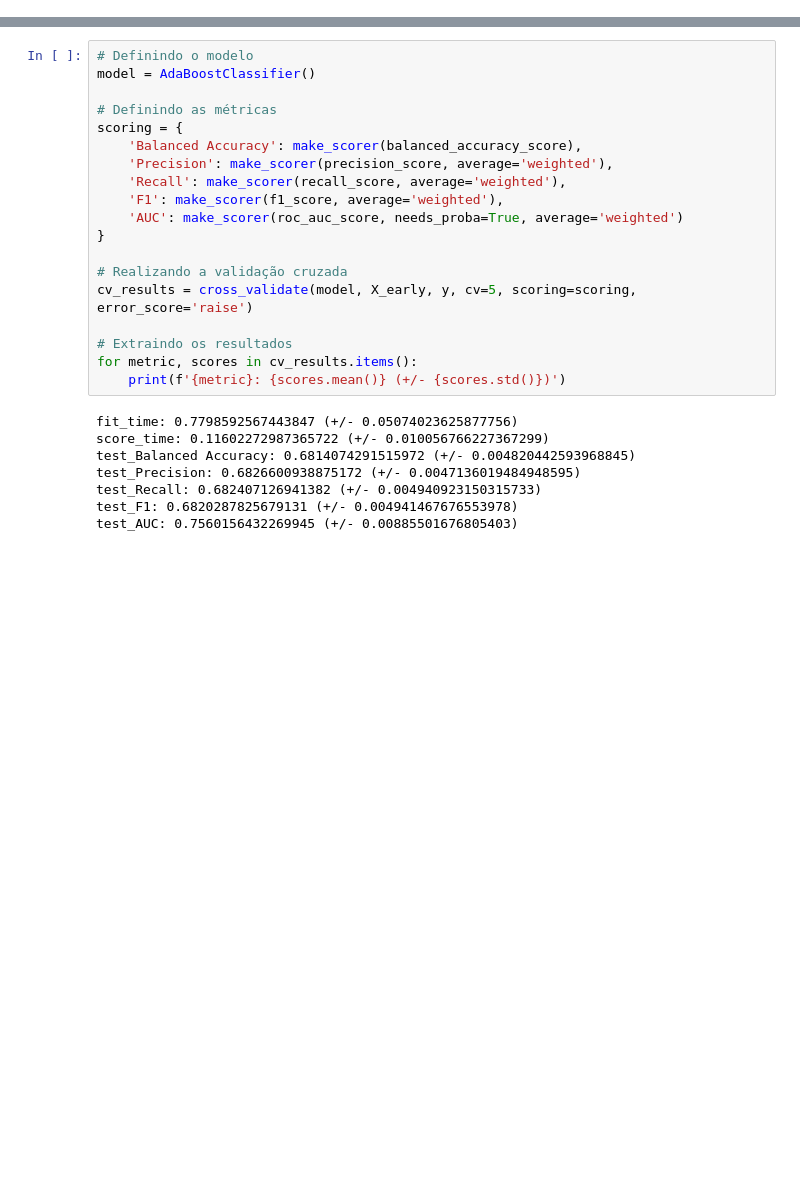
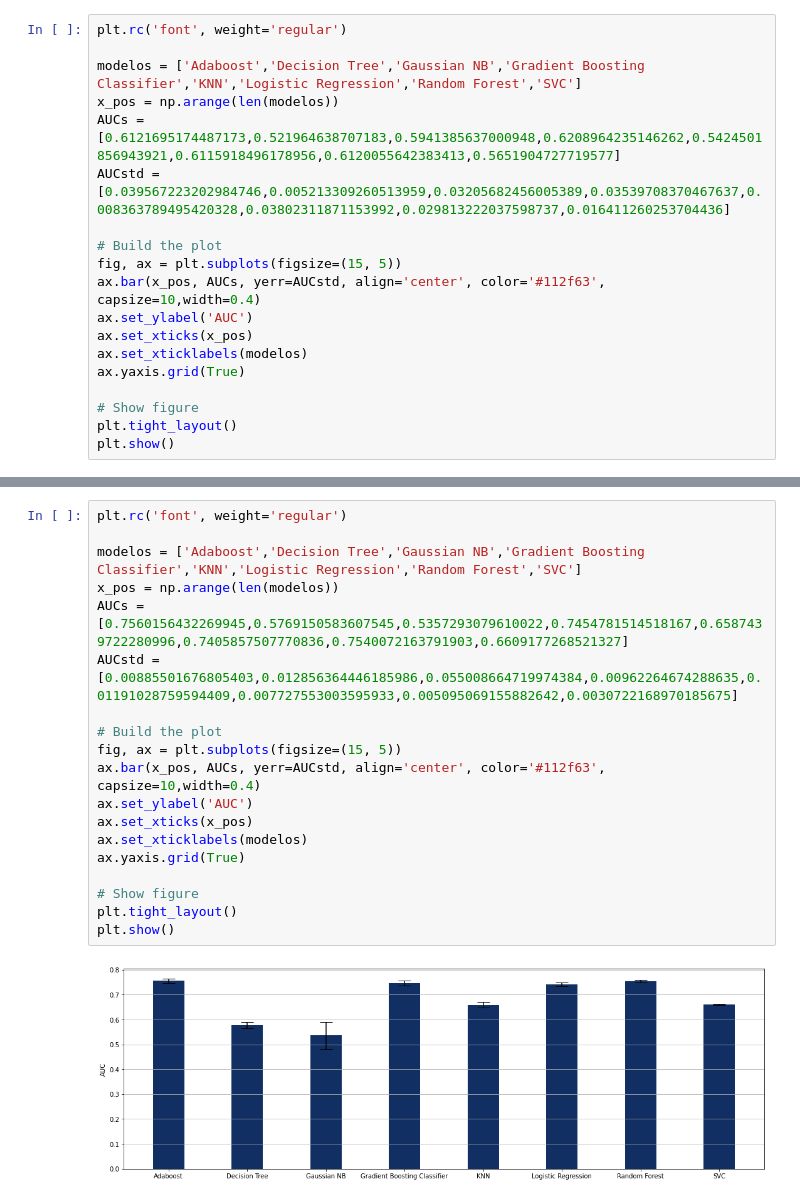
Before and after one commit to lincolncosta/tese, a Jupyter notebook: victory-prediction/game-stages/game-stages.ipynb, the cells around one changed output, grey strips where cells are left out. Drawn from its saved outputs; the diff is of its cells as text; blank space fills up the shorter version.

```diff
--- a/victory-prediction/game-stages/game-stages.ipynb
+++ b/victory-prediction/game-stages/game-stages.ipynb
@@ -177,0 +245,19 @@ ordered_scores
+# %%
+plt.rc('font', weight='regular')
+
+modelos = ['Adaboost','Decision Tree','Gaussian NB','Gradient Boosting Classifier','KNN','Logistic Regression','Random Forest','SVC']
+x_pos = np.arange(len(modelos))
+AUCs = [0.6121695174487173,0.521964638707183,0.5941385637000948,0.6208964235146262,0.5424501856943921,0.6115918496178956,0.6120055642383413,0.5651904727719577]
+AUCstd = [0.039567223202984746,0.005213309260513959,0.03205682456005389,0.03539708370467637,0.008363789495420328,0.03802311871153992,0.029813222037598737,0.016411260253704436]
+
+# Build the plot
+fig, ax = plt.subplots(figsize=(15, 5))
+ax.bar(x_pos, AUCs, yerr=AUCstd, align='center', color='#112f63', capsize=10,width=0.4)
+ax.set_ylabel('AUC')
+ax.set_xticks(x_pos)
+ax.set_xticklabels(modelos)
+ax.yaxis.grid(True)
+
+# Show figure
+plt.tight_layout()
+plt.show()
@@ -298,30 +338,24 @@ Em 68.31% de das partidas, o vencedor do early é igual ao vencedor da partida.
-# %%
-# Definindo o modelo
-model = AdaBoostClassifier()
-
-# Definindo as métricas
-scoring = {
-    'Balanced Accuracy': make_scorer(balanced_accuracy_score),
-    'Precision': make_scorer(precision_score, average='weighted'),
-    'Recall': make_scorer(recall_score, average='weighted'),
-    'F1': make_scorer(f1_score, average='weighted'),
-    'AUC': make_scorer(roc_auc_score, needs_proba=True, average='weighted')
-}
-
-# Realizando a validação cruzada
-cv_results = cross_validate(model, X_early, y, cv=5, scoring=scoring, error_score='raise')
-
-# Extraindo os resultados
-for metric, scores in cv_results.items():
-    print(f'{metric}: {scores.mean()} (+/- {scores.std()})')
-# %% [output]
-fit_time: 0.7798592567443847 (+/- 0.05074023625877756)
-score_time: 0.11602272987365722 (+/- 0.010056766227367299)
-test_Balanced Accuracy: 0.6814074291515972 (+/- 0.004820442593968845)
-test_Precision: 0.6826600938875172 (+/- 0.0047136019484948595)
-test_Recall: 0.682407126941382 (+/- 0.004940923150315733)
-test_F1: 0.6820287825679131 (+/- 0.004941467676553978)
-test_AUC: 0.7560156432269945 (+/- 0.00885501676805403)
+# %%
+plt.rc('font', weight='regular')
+
+modelos = ['Adaboost','Decision Tree','Gaussian NB','Gradient Boosting Classifier','KNN','Logistic Regression','Random Forest','SVC']
+x_pos = np.arange(len(modelos))
+AUCs = [0.7560156432269945,0.5769150583607545,0.5357293079610022,0.7454781514518167,0.6587439722280996,0.7405857507770836,0.7540072163791903,0.6609177268521327]
+AUCstd = [0.00885501676805403,0.012856364446185986,0.055008664719974384,0.00962264674288635,0.01191028759594409,0.007727553003595933,0.005095069155882642,0.0030722168970185675]
+
+# Build the plot
+fig, ax = plt.subplots(figsize=(15, 5))
+ax.bar(x_pos, AUCs, yerr=AUCstd, align='center', color='#112f63', capsize=10,width=0.4)
+ax.set_ylabel('AUC')
+ax.set_xticks(x_pos)
+ax.set_xticklabels(modelos)
+ax.yaxis.grid(True)
+
+# Show figure
+plt.tight_layout()
+plt.show()
+# %% [output]
+[figure, added]
 # %%
 mid_start = 11
 mid_end = 20
```
Also changed, not shown: parts of 23 cells of this notebook, 23 other files.
